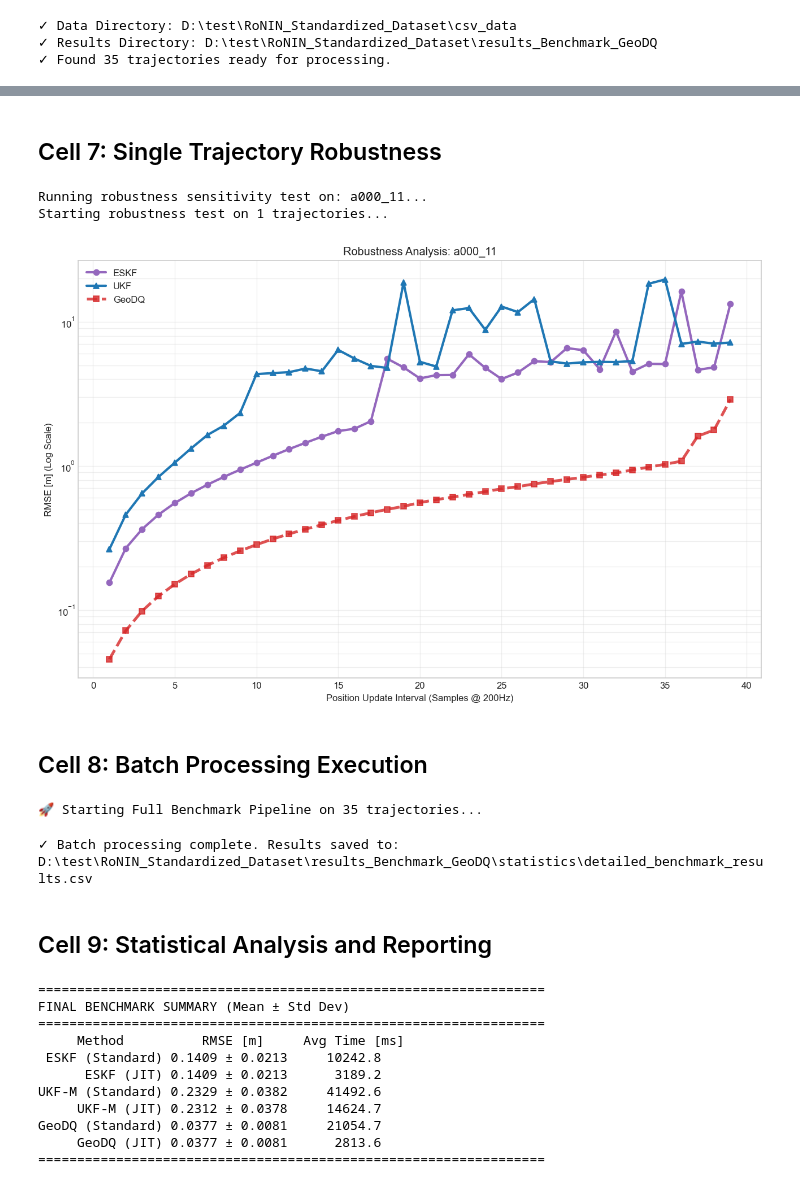
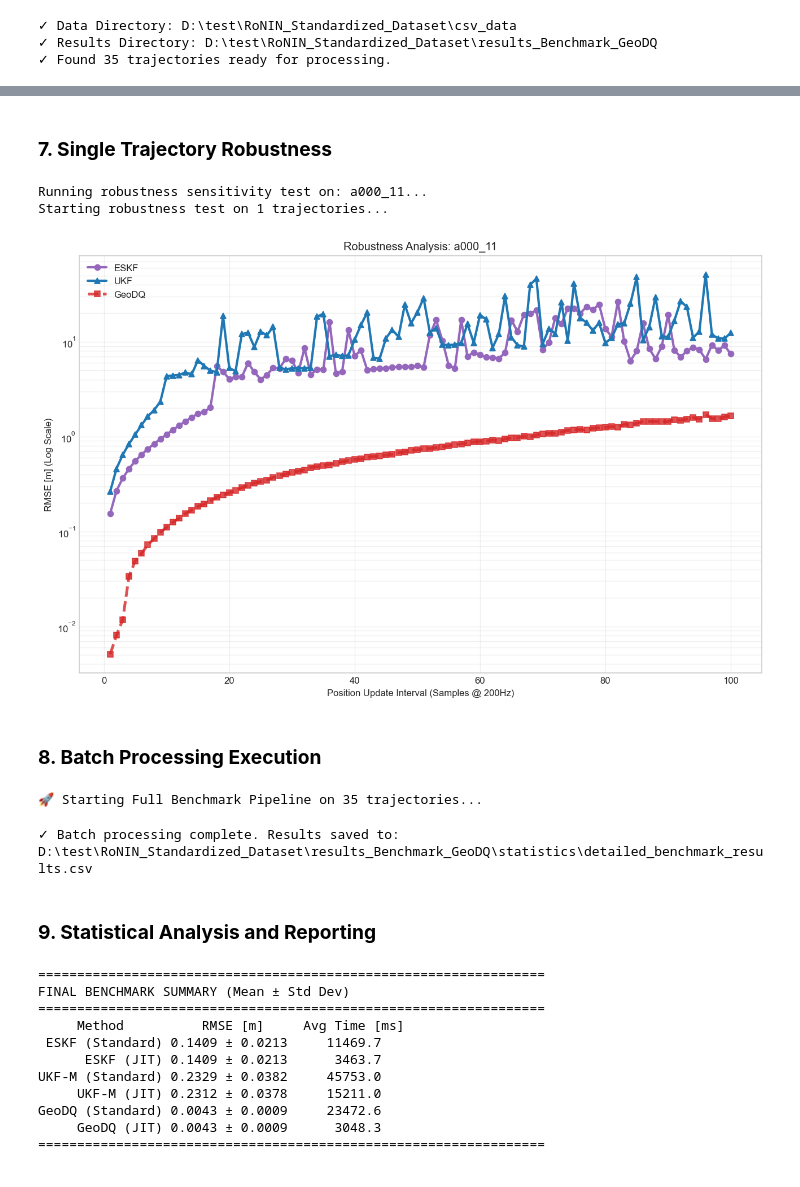
Before and after one commit to afanasyspb/SE3-Manifold-Lib, a Jupyter notebook: benchmarks/ronin_geodq_analysis.ipynb, the cells around one changed output, grey strips where cells are left out. Saved outputs shown, nothing was run; the diff lists cells and outputs as text; code cells hidden in the pictures.

```diff
--- a/benchmarks/ronin_geodq_analysis.ipynb
+++ b/benchmarks/ronin_geodq_analysis.ipynb
@@ -493,28 +503,28 @@ GeoDQ-JIT    | 0.0456     | 1296.6
 
 Plot saved to: D:\test\RoNIN_Standardized_Dataset\results_Benchmark_GeoDQ\plots\a000_11_result.png
 # %% [markdown]
-## Cell 7: Single Trajectory Robustness
+### **7. Single Trajectory Robustness**
 # %%
 # --- Sensitivity Analysis (Single Trajectory) ---
 # Evaluates how performance degrades as Position (VO) updates become sparser.
 # We test decimation factors from 1 (every sample) to 39 (every 39th sample).
 # JIT-compiled kernels are used to ensure rapid execution.
 
 if trajectories:
     print(f"Running robustness sensitivity test on: {trajectories[0]}...")
     robustness_single = analyzer.run_robustness_test(
         trajectories[:1],
-        max_decimation=39,
+        max_decimation=100,
         is_batch=False
     )
 else:
     print("Skipping robustness test: No trajectories found.")
 # %% [output]
 Running robustness sensitivity test on: a000_11...
 Starting robustness test on 1 trajectories...
-[figure, old version]
+[figure, new version]
 # %% [markdown]
-## Cell 8: Batch Processing Execution
+### **8. Batch Processing Execution**
 # %%
 # --- Batch Processing (Full Dataset) ---
 # Runs the benchmark pipeline on all available trajectories.
@@ -537,7 +547,7 @@ print(f"✓ Batch processing complete. Results saved to: {csv_path}")
 🚀 Starting Full Benchmark Pipeline on 35 trajectories...
 ✓ Batch processing complete. Results saved to: D:\test\RoNIN_Standardized_Dataset\results_Benchmark_GeoDQ\statistics\detailed_benchmark_results.csv
 # %% [markdown]
-## Cell 9: Statistical Analysis and Reporting
+### **9. Statistical Analysis and Reporting**
 # %%
 # --- Statistical Summary & Reporting ---
 # Aggregates results to compute Mean RMSE and Average Execution Time.
@@ -587,11 +597,11 @@ else:
 FINAL BENCHMARK SUMMARY (Mean ± Std Dev)
 =================================================================
      Method          RMSE [m]     Avg Time [ms]
- ESKF (Standard) 0.1409 ± 0.0213     10242.8
-      ESKF (JIT) 0.1409 ± 0.0213      3189.2
-UKF-M (Standard) 0.2329 ± 0.0382     41492.6
-     UKF-M (JIT) 0.2312 ± 0.0378     14624.7
-GeoDQ (Standard) 0.0377 ± 0.0081     21054.7
-     GeoDQ (JIT) 0.0377 ± 0.0081      2813.6
+ ESKF (Standard) 0.1409 ± 0.0213     11469.7
+      ESKF (JIT) 0.1409 ± 0.0213      3463.7
+UKF-M (Standard) 0.2329 ± 0.0382     45753.0
+     UKF-M (JIT) 0.2312 ± 0.0378     15211.0
+GeoDQ (Standard) 0.0043 ± 0.0009     23472.6
+     GeoDQ (JIT) 0.0043 ± 0.0009      3048.3
 =================================================================
 # %% [markdown]
```
Also changed, not shown: parts of 14 cells of this notebook, 11 other files.
